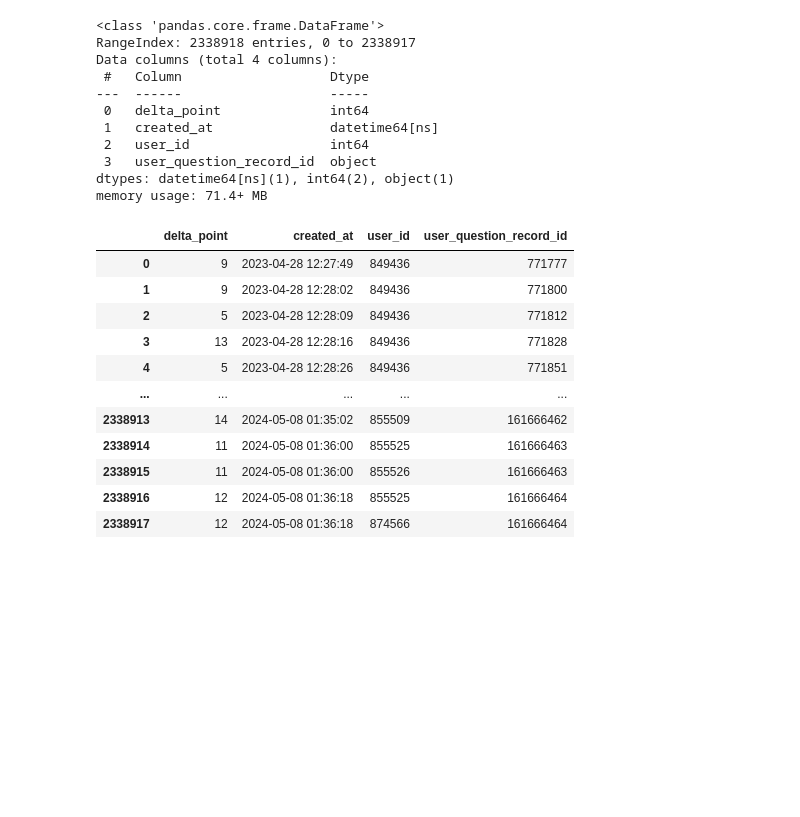
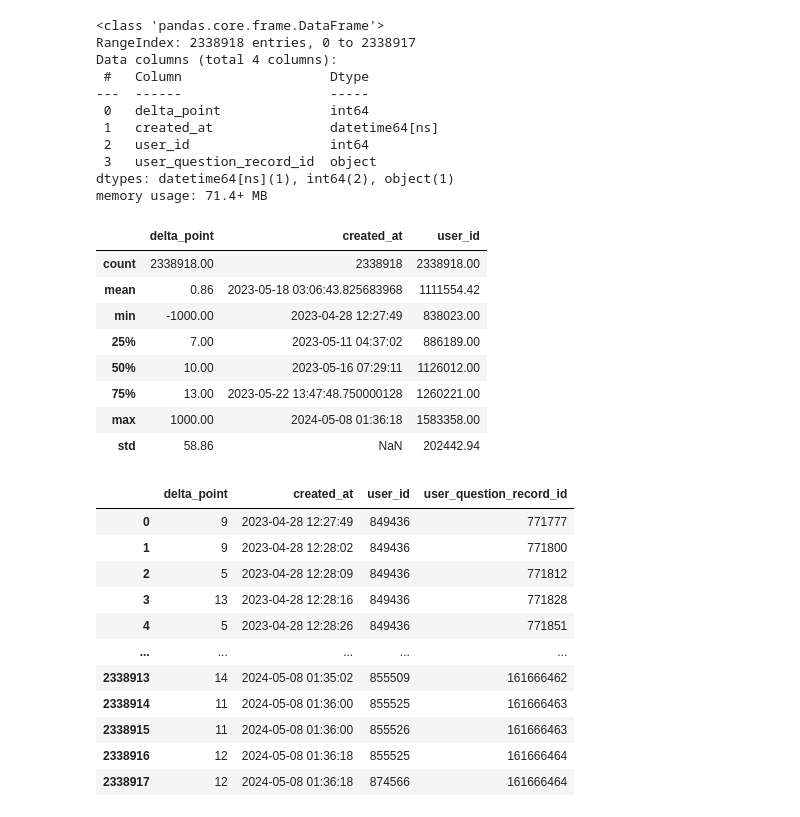
Before and after one commit to EtheriumArchive/Codeit_project, a Jupyter notebook: eda_damyeon_v2.ipynb, the cells around one changed output. Drawn from its saved outputs; the diff is of its cells as text; code cells hidden in the pictures; blank space fills up the shorter version.

```diff
--- a/eda_damyeon_v2.ipynb
+++ b/eda_damyeon_v2.ipynb
@@ -809,6 +809,19 @@ Data columns (total 4 columns):
  3   user_question_record_id  object
 dtypes: datetime64[ns](1), int64(2), object(1)
 memory usage: 71.4+ MB
+# %%
+# 이 테이블의 기록은 230428 ~ 230508 약 10일
+raw_point.describe()
+# %% [output]
+|  | delta_point | created_at | user_id |
+| count | 2338918.00 | 2338918 | 2338918.00 |
+| mean | 0.86 | 2023-05-18 03:06:43.825683968 | 1111554.42 |
+| min | -1000.00 | 2023-04-28 12:27:49 | 838023.00 |
+| 25% | 7.00 | 2023-05-11 04:37:02 | 886189.00 |
+| 50% | 10.00 | 2023-05-16 07:29:11 | 1126012.00 |
+| 75% | 13.00 | 2023-05-22 13:47:48.750000128 | 1260221.00 |
+| max | 1000.00 | 2024-05-08 01:36:18 | 1583358.00 |
+| std | 58.86 | NaN | 202442.94 |
 # %%
 raw_point = raw_point.sort_values(by='created_at')
 raw_point
```
Also changed, not shown: parts of 3 cells of this notebook.
